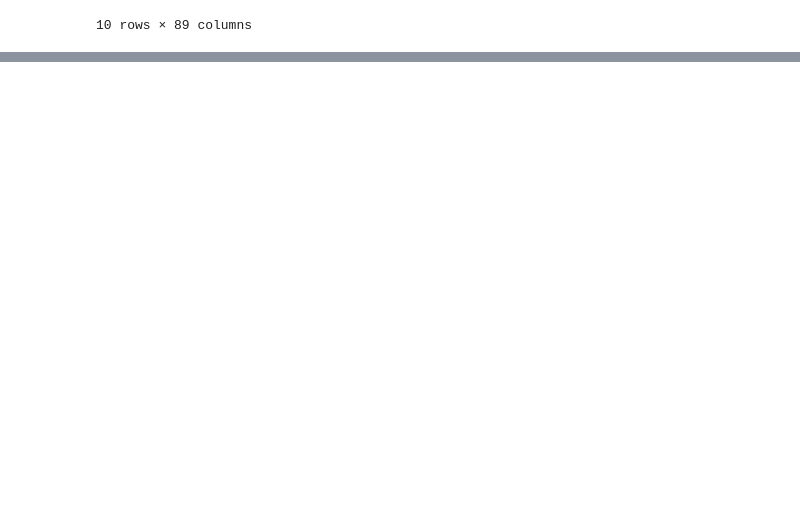
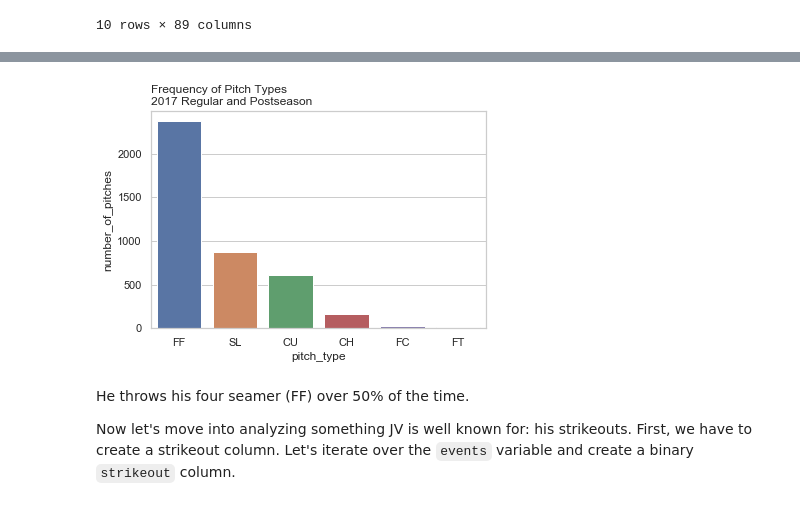
Before and after one commit to jwnorm/jv_world_series_2017, a Jupyter notebook: hw_2.ipynb, the cells around one changed output, grey strips where cells are left out. Drawn from its saved outputs; the diff is of its cells as text; code cells hidden in the pictures; blank space fills up the shorter version.

```diff
--- a/hw_2.ipynb
+++ b/hw_2.ipynb
@@ -91,0 +215,12 @@ jv.groupby(['game_date']).mean()
+# %%
+sns.barplot(x = jv.pivot_table(index = 'pitch_type', values = 'batter', aggfunc = len).sort_values(by = 'batter', ascending = False).index,
+            y = 'batter',
+            data = jv.pivot_table(index = 'pitch_type', values = 'batter', aggfunc = len).sort_values(by = 'batter', ascending = False))
+plt.title('Frequency of Pitch Types\n2017 Regular and Postseason', loc = 'left')
+plt.ylabel('number_of_pitches');
+# %% [output]
+[figure, added]
+# %% [markdown]
+He throws his four seamer (FF) over 50% of the time.
+
+Now let's move into analyzing something JV is well known for: his strikeouts. First, we have to create a strikeout column. Let's iterate over the ``events`` variable and create a binary ``strikeout`` column.
```
Also changed, not shown: parts of 63 cells of this notebook.
